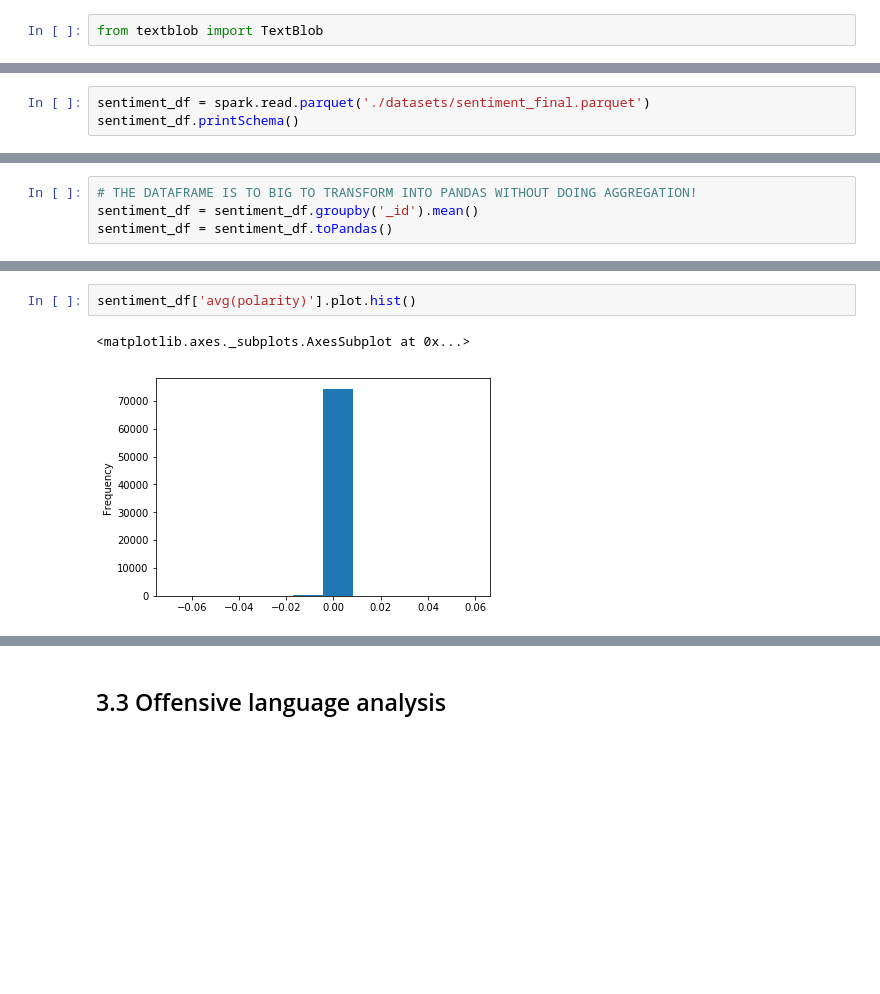
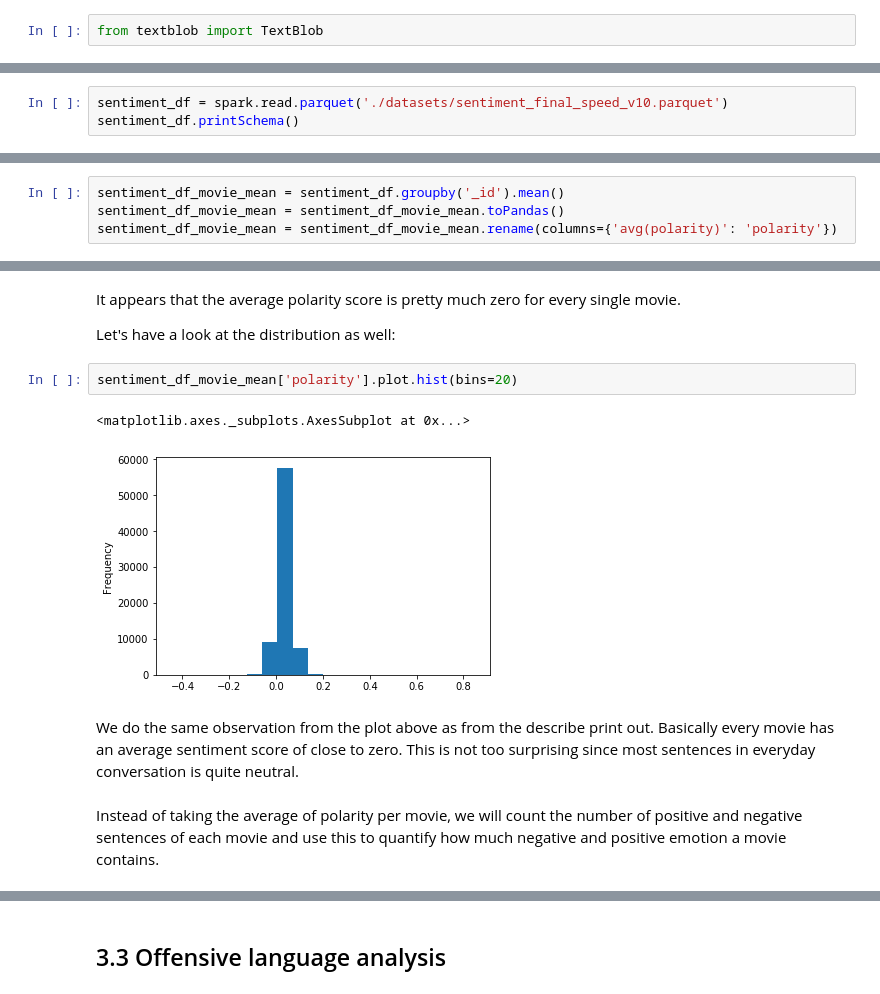
Before and after one commit to RobertInjac/ADA-Project-2018-OpenSubtitles, a Jupyter notebook: Project.ipynb, the cells around one changed output, grey strips where cells are left out. Drawn from its saved outputs; the diff is of its cells as text; blank space fills up the shorter version.

```diff
--- a/Project.ipynb
+++ b/Project.ipynb
@@ -1185,5 +1165,5 @@ sentiment_df.write.parquet('./datasets/sentiment_final.parquet')
 # %%
-sentiment_df = spark.read.parquet('./datasets/sentiment_final.parquet')
+sentiment_df = spark.read.parquet('./datasets/sentiment_final_speed_v10.parquet')
 sentiment_df.printSchema()
 # %% [output]
 root
@@ -1192,5 +1173 @@ root
  |-- polarity: float (nullable = true)
-# %%
-# THE DATAFRAME IS TO BIG TO TRANSFORM INTO PANDAS WITHOUT DOING AGGREGATION!
-sentiment_df = sentiment_df.groupby('_id').mean()
-sentiment_df = sentiment_df.toPandas()
@@ -1200,0 +1176,4 @@ Index(['_id', 'avg(_id)', 'avg(polarity)'], dtype='object')
+# %%
+sentiment_df_movie_mean = sentiment_df.groupby('_id').mean()
+sentiment_df_movie_mean = sentiment_df_movie_mean.toPandas()
+sentiment_df_movie_mean = sentiment_df_movie_mean.rename(columns={'avg(polarity)': 'polarity'})
@@ -1201,5 +1192,13 @@ Index(['_id', 'avg(_id)', 'avg(polarity)'], dtype='object')
+# %% [markdown]
+It appears that the average polarity score is pretty much zero for every single movie.
+
+Let's have a look at the distribution as well:
 # %%
-sentiment_df['avg(polarity)'].plot.hist()
+sentiment_df_movie_mean['polarity'].plot.hist(bins=20)
 # %% [output]
 <matplotlib.axes._subplots.AxesSubplot at 0x...>
-[figure, old version]
+[figure, new version]
+# %% [markdown]
+We do the same observation from the plot above as from the describe print out. Basically every movie has an average sentiment score of close to zero. This is not too surprising since most sentences in everyday conversation is quite neutral.
+# %% [markdown]
+Instead of taking the average of polarity per movie, we will count the number of positive and negative sentences of each movie and use this to quantify how much negative and positive emotion a movie contains.
```
Also changed, not shown: parts of 82 cells of this notebook.
